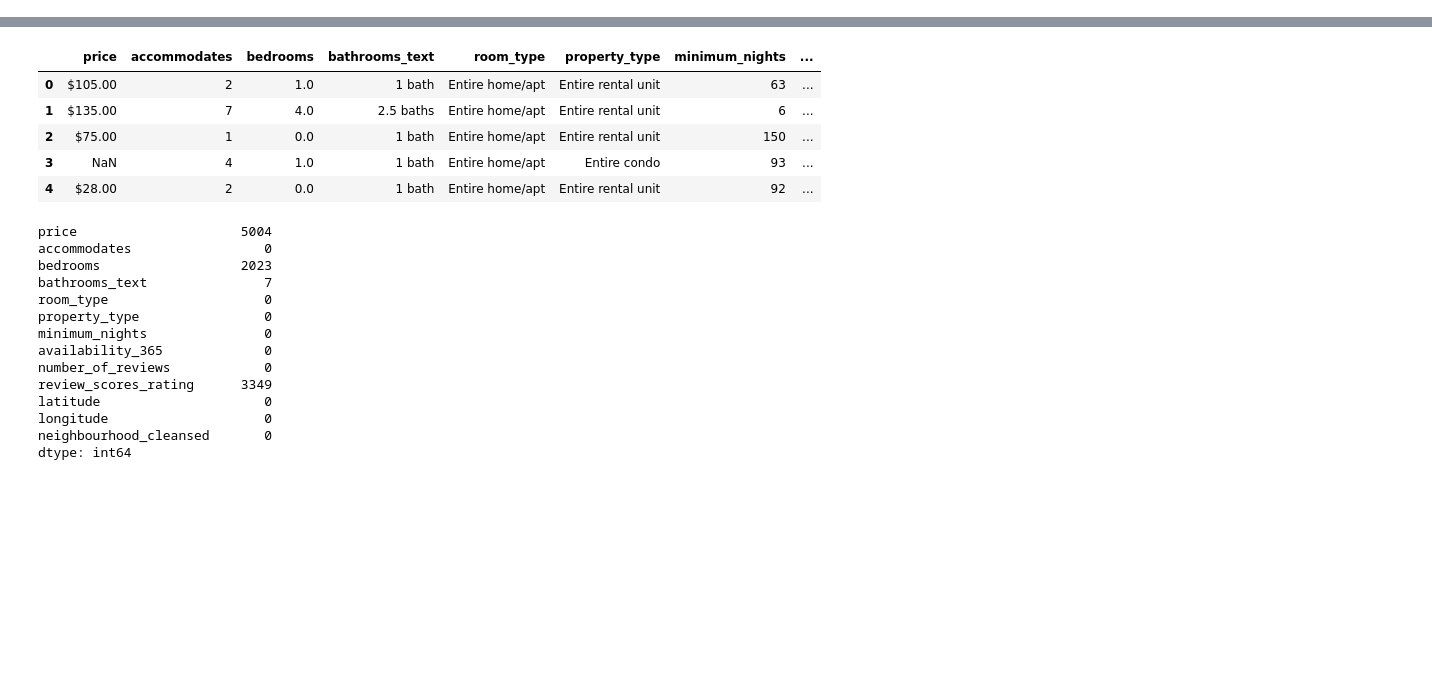
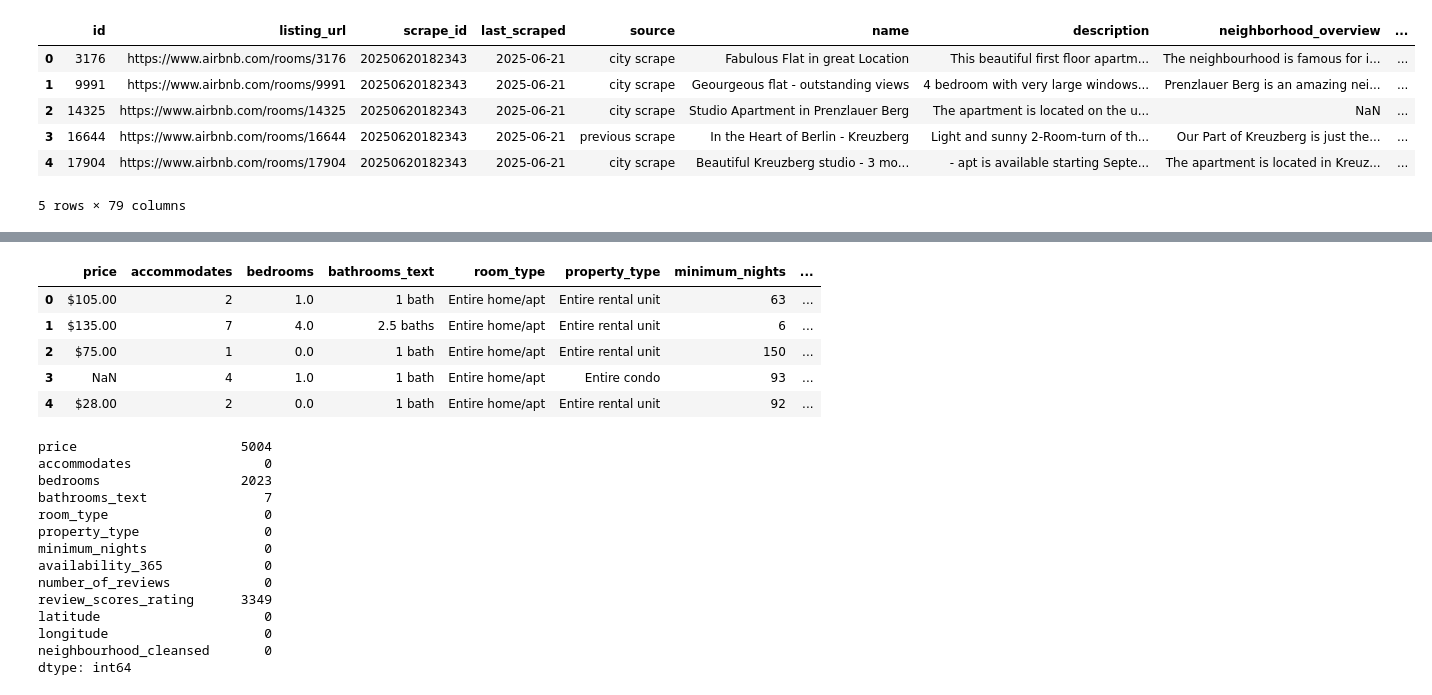
Before and after one commit to Tharun2908/airbnb_price_prediction, a Jupyter notebook: notebooks/01_eda_and_cleaning.ipynb, the cells around one changed output, grey strips where cells are left out. Saved outputs shown, nothing was run; the diff lists cells and outputs as text; code cells hidden in the pictures; blank space fills up the shorter version.

```diff
--- a/notebooks/01_eda_and_cleaning.ipynb
+++ b/notebooks/01_eda_and_cleaning.ipynb
@@ -6,5 +32,14 @@ import seaborn as sns
 # %%
 df =pd.read_csv("/Users/ahsan/Desktop/MyWork/airbnb_price_prediction/data/listings.csv")
+df.head()
+# %% [output]
+|  | id | listing_url | scrape_id | last_scraped | source | name | description | neighborhood_overview | ... |
+| 0 | 3176 | https://www.airbnb.com/rooms/3176 | 20250620182343 | 2025-06-21 | city scrape | Fabulous Flat in great Location | This beautiful first floor apartm... | The neighbourhood is famous for i... | ... |
+| 1 | 9991 | https://www.airbnb.com/rooms/9991 | 20250620182343 | 2025-06-21 | city scrape | Geourgeous flat - outstanding views | 4 bedroom with very large windows... | Prenzlauer Berg is an amazing nei... | ... |
+| 2 | 14325 | https://www.airbnb.com/rooms/14325 | 20250620182343 | 2025-06-21 | city scrape | Studio Apartment in Prenzlauer Berg | The apartment is located on the u... | NaN | ... |
+| 3 | 16644 | https://www.airbnb.com/rooms/16644 | 20250620182343 | 2025-06-21 | previous scrape | In the Heart of Berlin - Kreuzberg | Light and sunny 2-Room-turn of th... | Our Part of Kreuzberg is just the... | ... |
+| 4 | 17904 | https://www.airbnb.com/rooms/17904 | 20250620182343 | 2025-06-21 | city scrape | Beautiful Kreuzberg studio - 3 mo... | - apt is available starting Septe... | The apartment is located in Kreuz... | ... |
+5 rows × 79 columns
 # %%
 df.info()
 # %% [output]
```
Also changed, not shown: parts of 4 cells of this notebook.
